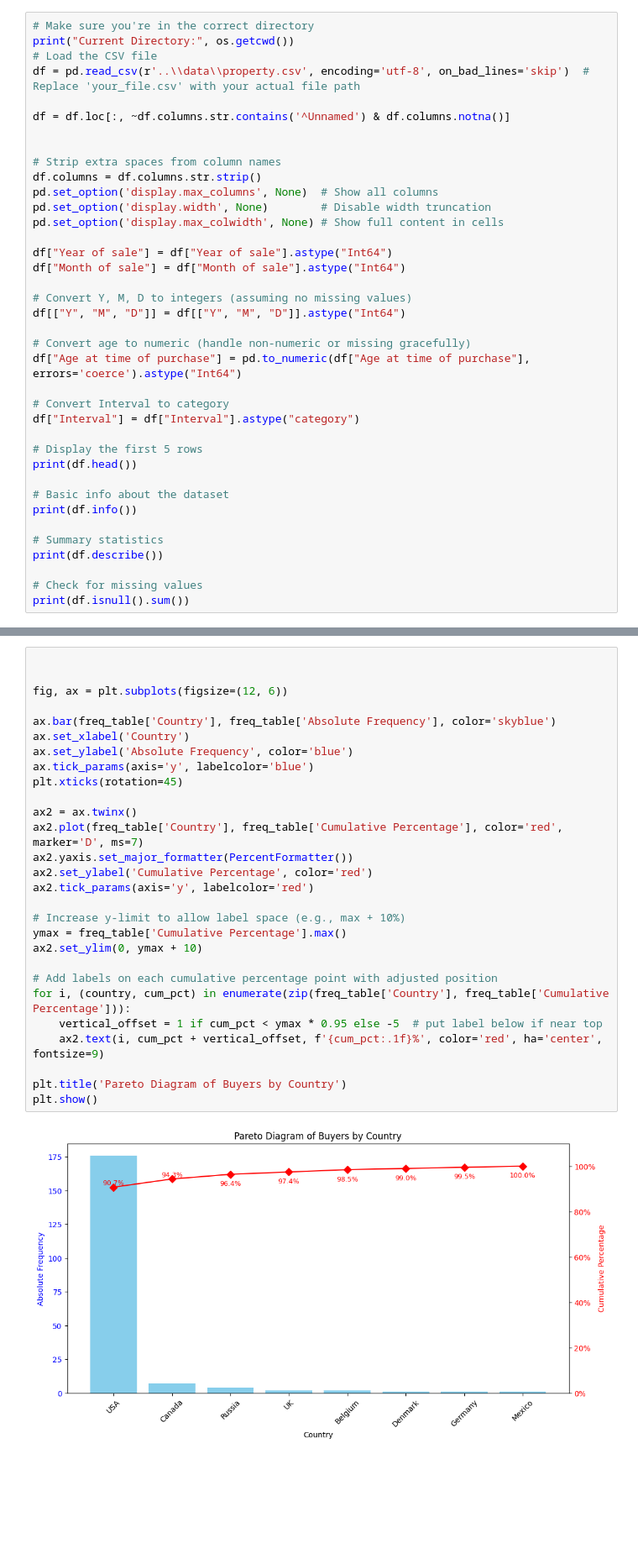
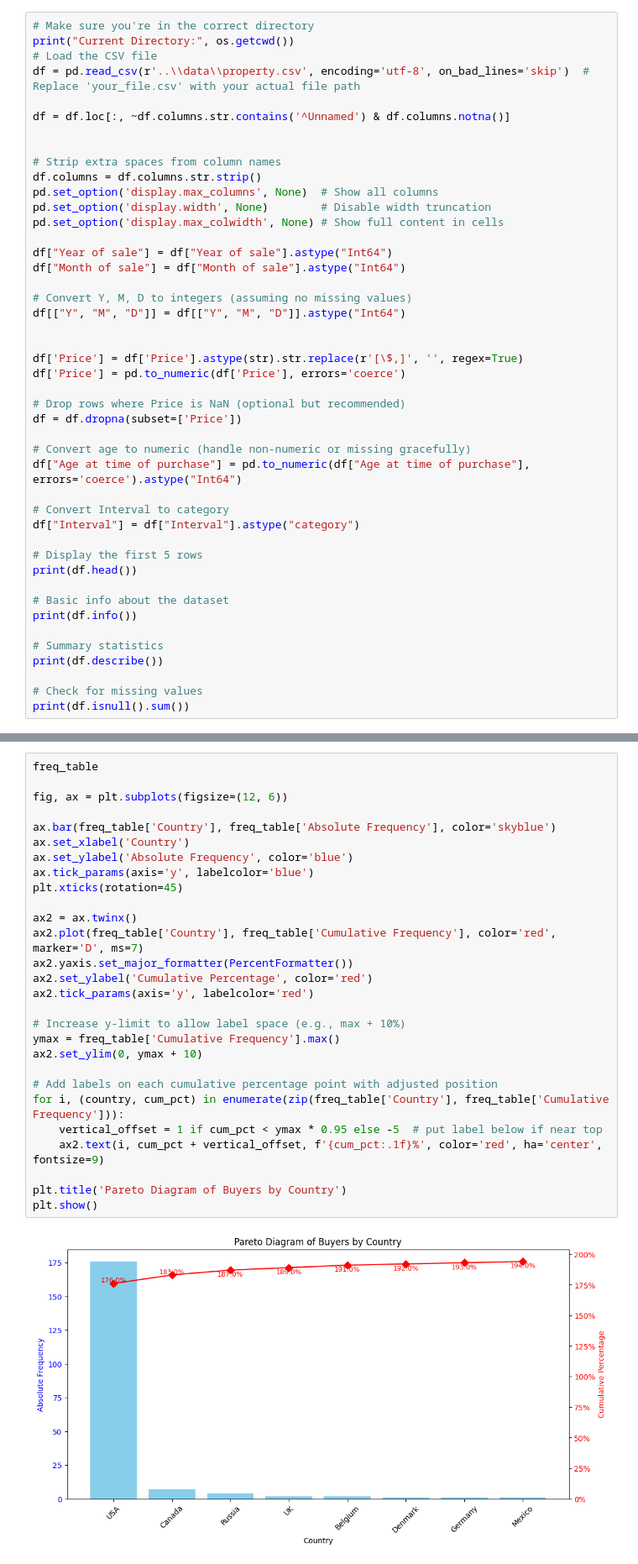
Before and after one commit to haroonob/property-sales-analysis, a Jupyter notebook: notebooks/Property_Sales_Data_Analysis_and_Visualization.ipynb, the cells around one changed output, grey strips where cells are left out. Shown at 84% size. Cells and saved outputs as stored; diff of their text form; blank space fills up the shorter version.

```diff
--- a/notebooks/Property_Sales_Data_Analysis_and_Visualization.ipynb
+++ b/notebooks/Property_Sales_Data_Analysis_and_Visualization.ipynb
@@ -51,6 +48,13 @@ df["Month of sale"] = df["Month of sale"].astype("Int64")
 # Convert Y, M, D to integers (assuming no missing values)
 df[["Y", "M", "D"]] = df[["Y", "M", "D"]].astype("Int64")
 
+
+df['Price'] = df['Price'].astype(str).str.replace(r'[\$,]', '', regex=True)
+df['Price'] = pd.to_numeric(df['Price'], errors='coerce')
+
+# Drop rows where Price is NaN (optional but recommended)
+df = df.dropna(subset=['Price'])
+
 # Convert age to numeric (handle non-numeric or missing gracefully)
 df["Age at time of purchase"] = pd.to_numeric(df["Age at time of purchase"], errors='coerce').astype("Int64")
 
@@ -209,35 +213,35 @@ This Pareto diagram visualizes the distribution of buyers across different count
 
 The right-side y-axis shows cumulative percentages, helping identify
 # %%
-
+freq_table
 
 fig, ax = plt.subplots(figsize=(12, 6))
 
 ax.bar(freq_table['Country'], freq_table['Absolute Frequency'], color='skyblue')
 ax.set_xlabel('Country')
 ax.set_ylabel('Absolute Frequency', color='blue')
 ax.tick_params(axis='y', labelcolor='blue')
 plt.xticks(rotation=45)
 
 ax2 = ax.twinx()
-ax2.plot(freq_table['Country'], freq_table['Cumulative Percentage'], color='red', marker='D', ms=7)
+ax2.plot(freq_table['Country'], freq_table['Cumulative Frequency'], color='red', marker='D', ms=7)
 ax2.yaxis.set_major_formatter(PercentFormatter())
 ax2.set_ylabel('Cumulative Percentage', color='red')
 ax2.tick_params(axis='y', labelcolor='red')
 
 # Increase y-limit to allow label space (e.g., max + 10%)
-ymax = freq_table['Cumulative Percentage'].max()
+ymax = freq_table['Cumulative Frequency'].max()
 ax2.set_ylim(0, ymax + 10)
 
 # Add labels on each cumulative percentage point with adjusted position
-for i, (country, cum_pct) in enumerate(zip(freq_table['Country'], freq_table['Cumulative Percentage'])):
+for i, (country, cum_pct) in enumerate(zip(freq_table['Country'], freq_table['Cumulative Frequency'])):
     vertical_offset = 1 if cum_pct < ymax * 0.95 else -5  # put label below if near top
     ax2.text(i, cum_pct + vertical_offset, f'{cum_pct:.1f}%', color='red', ha='center', fontsize=9)
 
 plt.title('Pareto Diagram of Buyers by Country')
 plt.show()
 # %% [output]
-[figure, old version]
+[figure, new version]
 # %% [markdown]
 ### 📈 Statistical Summary of Property Prices
 
```
Also changed, not shown: parts of 5 cells of this notebook.
